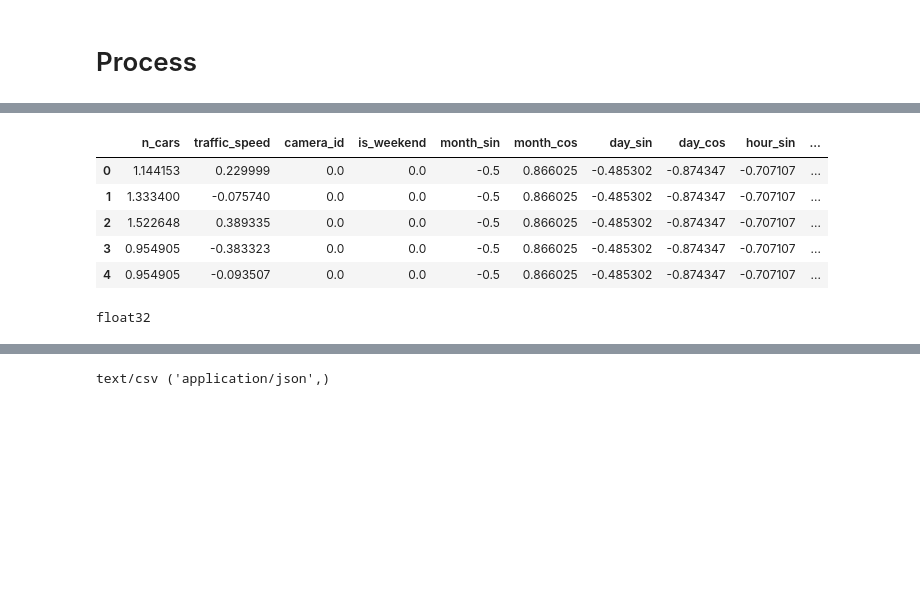
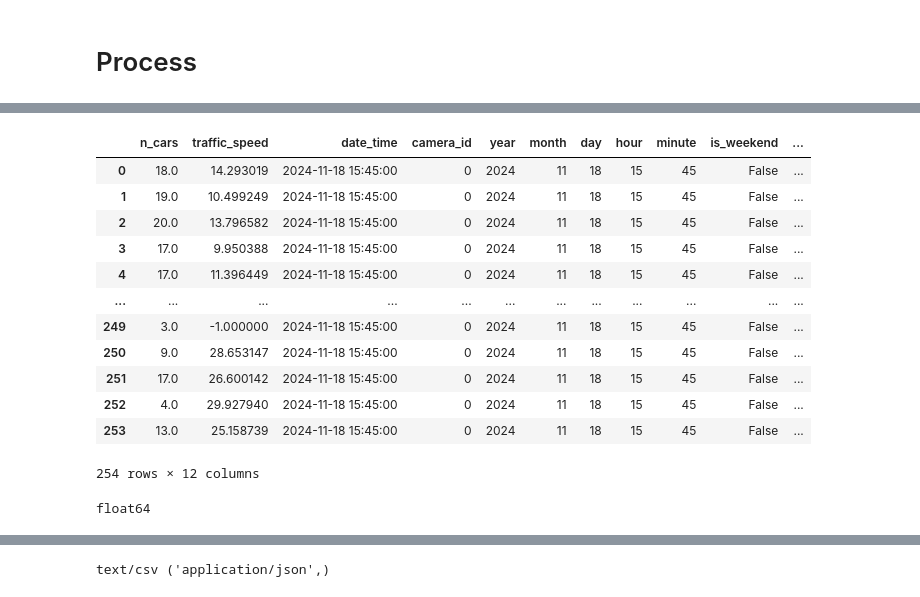
Before and after one commit to MatthewDulcich/AWS-Accident-Prediction, a Jupyter notebook: anomaly-detection-models/full_process.ipynb, the cells around one changed output, grey strips where cells are left out. Cells and saved outputs as stored; diff of their text form; code cells hidden in the pictures; blank space fills up the shorter version.

```diff
--- a/anomaly-detection-models/full_process.ipynb
+++ b/anomaly-detection-models/full_process.ipynb
@@ -353,33 +353,41 @@ concat_df
 # %%
 # Extrapolate data
 concat_df[['year', 'month', 'day', 'hour', 'minute', 'is_weekend', 'week_of_month', 'season']] = concat_df['date_time'].apply(lambda x: pd.Series(extract_date_info(x)))
 concat_df
-
-# Save unnormalized data locally and in s3
-local_file_path = save_preprocessed_data_to_local(concat_df)  # Save locally first
-input_data = upload_to_s3(local_file_path, output_bucket_name, output_path)
+# %% [output]
+|  | n_cars | traffic_speed | date_time | camera_id | year | month | day | hour | minute | is_weekend | ... |
+| 0 | 18.0 | 14.293019 | 2024-11-18 15:45:00 | 0 | 2024 | 11 | 18 | 15 | 45 | False | ... |
+| 1 | 19.0 | 10.499249 | 2024-11-18 15:45:00 | 0 | 2024 | 11 | 18 | 15 | 45 | False | ... |
+| 2 | 20.0 | 13.796582 | 2024-11-18 15:45:00 | 0 | 2024 | 11 | 18 | 15 | 45 | False | ... |
+| 3 | 17.0 | 9.950388 | 2024-11-18 15:45:00 | 0 | 2024 | 11 | 18 | 15 | 45 | False | ... |
+| 4 | 17.0 | 11.396449 | 2024-11-18 15:45:00 | 0 | 2024 | 11 | 18 | 15 | 45 | False | ... |
+| ... | ... | ... | ... | ... | ... | ... | ... | ... | ... | ... | ... |
+| 249 | 3.0 | -1.000000 | 2024-11-18 15:45:00 | 0 | 2024 | 11 | 18 | 15 | 45 | False | ... |
+| 250 | 9.0 | 28.653147 | 2024-11-18 15:45:00 | 0 | 2024 | 11 | 18 | 15 | 45 | False | ... |
+| 251 | 17.0 | 26.600142 | 2024-11-18 15:45:00 | 0 | 2024 | 11 | 18 | 15 | 45 | False | ... |
+| 252 | 4.0 | 29.927940 | 2024-11-18 15:45:00 | 0 | 2024 | 11 | 18 | 15 | 45 | False | ... |
+| 253 | 13.0 | 25.158739 | 2024-11-18 15:45:00 | 0 | 2024 | 11 | 18 | 15 | 45 | False | ... |
+254 rows × 12 columns
 # %%
 preprocessed_df = preprocess_expanded_df(concat_df)
 preprocessed_df.head()
+
+# Save unnormalized data locally and in s3
+local_file_path = save_preprocessed_data_to_local(preprocessed_df)  # Save locally first
+input_data = upload_to_s3(local_file_path, output_bucket_name, output_path)
-# %% [output]
-|  | n_cars | traffic_speed | camera_id | is_weekend | month_sin | month_cos | day_sin | day_cos | hour_sin | ... |
-| 0 | 1.144153 | 0.229999 | 0.0 | 0.0 | -0.5 | 0.866025 | -0.485302 | -0.874347 | -0.707107 | ... |
-| 1 | 1.333400 | -0.075740 | 0.0 | 0.0 | -0.5 | 0.866025 | -0.485302 | -0.874347 | -0.707107 | ... |
-| 2 | 1.522648 | 0.389335 | 0.0 | 0.0 | -0.5 | 0.866025 | -0.485302 | -0.874347 | -0.707107 | ... |
-| 3 | 0.954905 | -0.383323 | 0.0 | 0.0 | -0.5 | 0.866025 | -0.485302 | -0.874347 | -0.707107 | ... |
-| 4 | 0.954905 | -0.093507 | 0.0 | 0.0 | -0.5 | 0.866025 | -0.485302 | -0.874347 | -0.707107 | ... |
-# %%
-test_inference = preprocessed_df.head(1)  # Get the first row
-# test_inference_csv = test_inference.to_csv(index=False, header=False).encode('utf-8')
-# Extract the first row
-
-# Convert to numpy array and encode as float32
-test_inference_float32 = test_inference.to_numpy().astype(np.float32)
-
-# Verify the dtype
-print(test_inference_float32.dtype)
-# %% [output]
-float32
+# %%
+# Test inference data
+test_inference = preprocessed_df.head() # Get the first row
+# test_inference_csv = test_inference.to_csv(index=False, header=False).encode('utf-8')
+# Extract the first row
+
+# Convert to numpy array and encode as float32
+# test_inference_float32 = test_inference.to_numpy().astype(np.float32)
+
+# # Verify the dtype
+print(test_inference.to_numpy().dtype)
+# %% [output]
+float64
 # %%
 # Train the model (input_data is a filepath)
 rcf_model = train_rcf_model(input_data, bucket_name=output_bucket_name, output_data_file_path=output_path)
```
Also changed, not shown: parts of 9 cells of this notebook, 7 other files.
